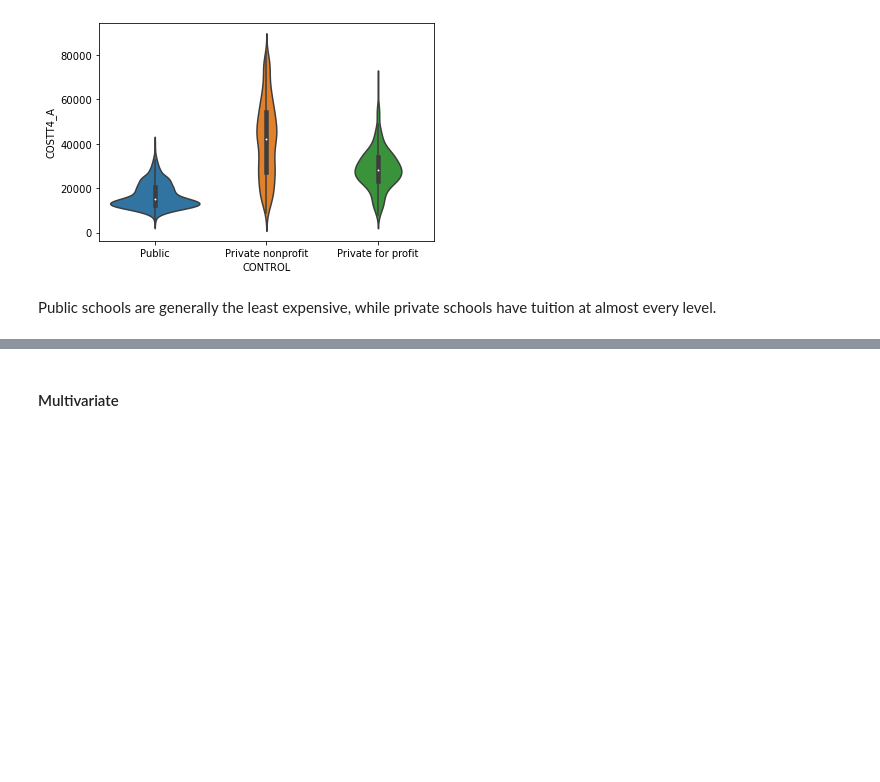
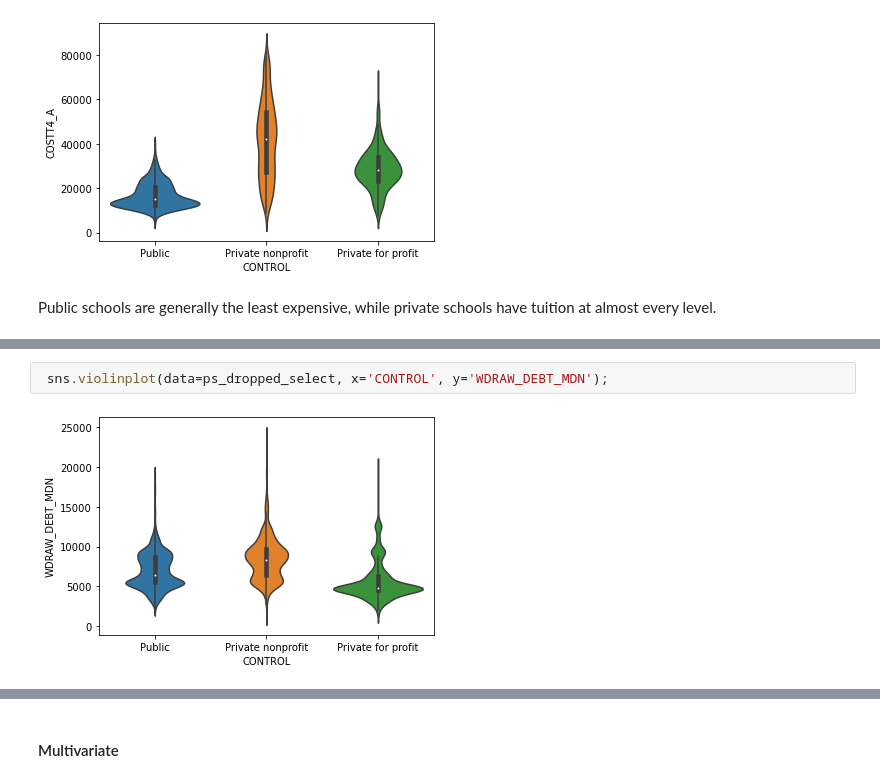
Before and after one commit to demccusker/ds_capstone, a Jupyter notebook: Data Exploration.ipynb, the cells around one changed output, grey strips where cells are left out. Drawn from its saved outputs; the diff is of its cells as text; blank space fills up the shorter version.

```diff
--- a/Data Exploration.ipynb
+++ b/Data Exploration.ipynb
@@ -405,0 +431,4 @@ Public schools are generally the least expensive, while private schools have tui
+# %%
+ sns.violinplot(data=ps_dropped_select, x='CONTROL', y='WDRAW_DEBT_MDN');
+# %% [output]
+[figure, added]
```
Also changed, not shown: parts of 35 cells of this notebook, 1 other file.
